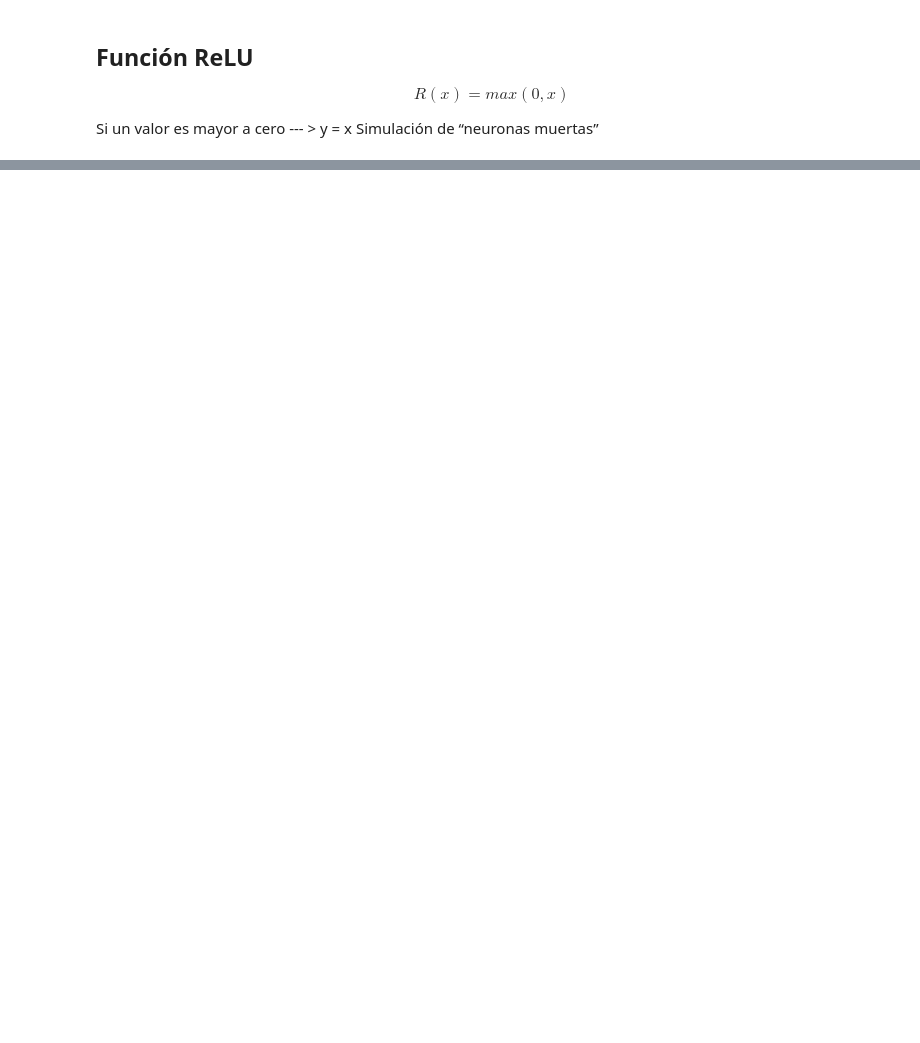
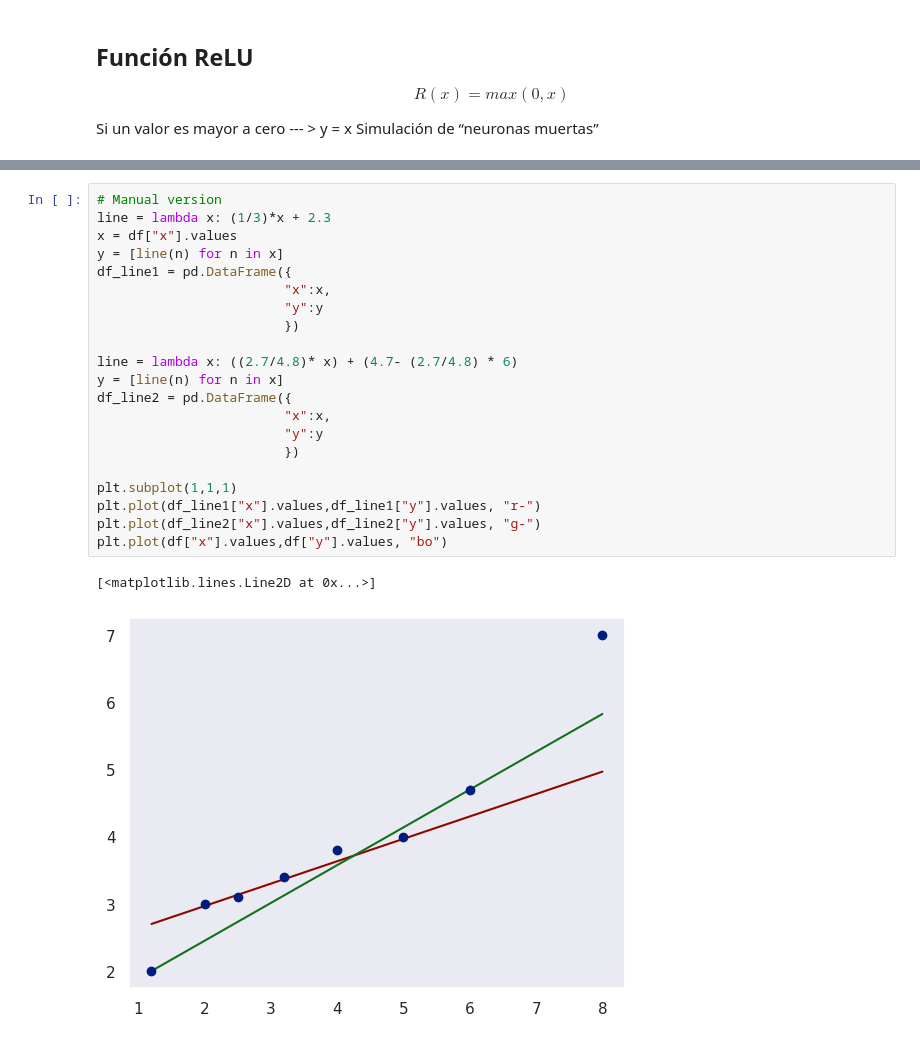
Before and after one commit to williandres/AiRoute, a Jupyter notebook: math/functions/trigger_functions.ipynb, the cells around one changed output, grey strips where cells are left out. Cells and saved outputs as stored; diff of their text form; blank space fills up the shorter version.

```diff
--- a/math/functions/trigger_functions.ipynb
+++ b/math/functions/trigger_functions.ipynb
@@ -107,0 +142,24 @@ plt.grid()
+# %%
+# Manual version
+line = lambda x: (1/3)*x + 2.3
+x = df["x"].values
+y = [line(n) for n in x]
+df_line1 = pd.DataFrame({
+                        "x":x,
+                        "y":y
+                        })
+
+line = lambda x: ((2.7/4.8)* x) + (4.7- (2.7/4.8) * 6)
+y = [line(n) for n in x]
+df_line2 = pd.DataFrame({
+                        "x":x,
+                        "y":y
+                        })
+
+plt.subplot(1,1,1)
+plt.plot(df_line1["x"].values,df_line1["y"].values, "r-")
+plt.plot(df_line2["x"].values,df_line2["y"].values, "g-")
+plt.plot(df["x"].values,df["y"].values, "bo")
+# %% [output]
+[<matplotlib.lines.Line2D at 0x...>]
+[figure, added]
```
Also changed, not shown: parts of 12 cells of this notebook, 4 other files.
